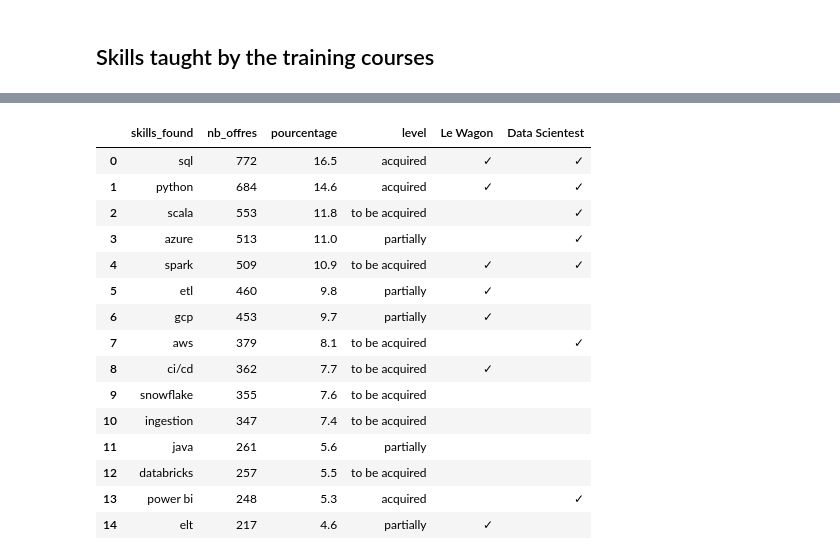
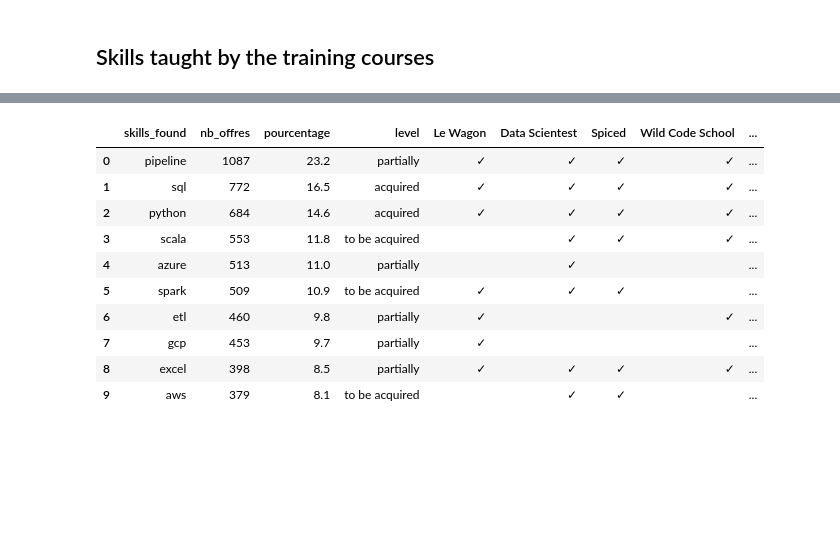
Before and after one commit to thcarole1/data-engineer-skills, a Jupyter notebook: notebooks/Data engineer skills.ipynb, the cells around one changed output, grey strips where cells are left out. Saved outputs shown, nothing was run; the diff lists cells and outputs as text; code cells hidden in the pictures; blank space fills up the shorter version.

Commit message:
Global training courses comparison ok

```diff
--- a/notebooks/Data engineer skills.ipynb
+++ b/notebooks/Data engineer skills.ipynb
@@ -101,0 +104,3 @@ display(df)
+# %%
+# Convert publishing date column type from object to date
+df["date_publication"] = pd.to_datetime(df["date_publication"], format="%Y-%m-%d").dt.date
@@ -136,12 +168,12 @@ df["clean_description"] = df["description"].astype(str).apply(clean_text)
 # %%
 DATA_ENGINEER_ONTOLOGY = {
     "Langages": [
-        "python", "sql", "scala", "java", "bash"
+        "python", "sql", "scala", "java", "bash","shell"
     ],
     "Bases_de_donnees": [
         "postgresql", "mysql", "sql server", "oracle",
         "snowflake", "bigquery", "redshift", "synapse",
-        "mongodb", "cassandra", "dynamodb", "elasticsearch"
+        "mongodb", "cassandra", "dynamodb", "elasticsearch", "nosql"
     ],
     "Modelisation_et_architecture": [
         "data modeling", "dimensional modeling",
@@ -150,7 +182,7 @@ DATA_ENGINEER_ONTOLOGY = {
         "lambda architecture", "medallion architecture"
     ],
     "Pipelines_et_orchestration": [
-        "etl", "elt", "data pipeline", "ingestion",
+        "etl", "elt", "data pipeline", "ingestion","pipeline", "orchestration",
         "airflow", "dagster", "prefect"
     ],
     "Big_Data": [
@@ -175,7 +207,7 @@ DATA_ENGINEER_ONTOLOGY = {
     ],
     "Analytics_enablement": [
         "dbt", "semantic layer",
-        "power bi", "tableau", "looker"
+        "power bi", "tableau", "looker","excel"
     ]
 }
 # %%
@@ -342,7 +374,12 @@ candidate_skills = {
                      'semantic layer': "to be acquired",
                      'power bi': "acquired",
                      'tableau': "to be acquired",
-                     'looker': "acquired"
+                     'looker': "acquired",
+                     'excel': "partially",
+                     'shell': "partially",
+                     'nosql' : "to be acquired",
+                     'pipeline': "partially",
+                    'orchestration' : "partially"
 }
 
 df_candidat = pd.DataFrame.from_dict(candidate_skills, orient="index", columns=["level"]
@@ -411,8 +492,13 @@ for course in training_courses:
 formations = {
     training_courses[0]["name"]: training_courses[0]["skills"],
     training_courses[1]["name"]: training_courses[1]["skills"],
+    training_courses[2]["name"]: training_courses[2]["skills"],
+    training_courses[3]["name"]: training_courses[3]["skills"],
+    training_courses[4]["name"]: training_courses[4]["skills"],
+    training_courses[5]["name"]: training_courses[5]["skills"],
+    training_courses[6]["name"]: training_courses[6]["skills"],
 }
 
 df_formations = pd.DataFrame.from_dict(formations, orient="index").transpose()
-display(df_formations)
+display(df_formations.head(3))
 # %% [output]
@@ -436,29 +509,24 @@ display(df_formations)
 # %%
 # Merge in-demand skill with current candidate status
 matrix = skills_stats.merge(df_candidat, left_on="skills_found", right_on="skill", how="left")
 matrix = matrix.drop(columns=['skill'])
 
 # Display most in-demand skills on job market and matching skills taught in training courses
 for formation, skills in formations.items():
     matrix[formation] = matrix["skills_found"].apply(
         lambda x: "✓" if x in skills else ""
     )
 
-matrix.head(15)
+matrix.head(10)
 # %% [output]
-|  | skills_found | nb_offres | pourcentage | level | Le Wagon | Data Scientest |
-| 0 | sql | 772 | 16.5 | acquired | ✓ | ✓ |
-| 1 | python | 684 | 14.6 | acquired | ✓ | ✓ |
-| 2 | scala | 553 | 11.8 | to be acquired |  | ✓ |
-| 3 | azure | 513 | 11.0 | partially |  | ✓ |
-| 4 | spark | 509 | 10.9 | to be acquired | ✓ | ✓ |
-| 5 | etl | 460 | 9.8 | partially | ✓ |  |
-| 6 | gcp | 453 | 9.7 | partially | ✓ |  |
-| 7 | aws | 379 | 8.1 | to be acquired |  | ✓ |
-| 8 | ci/cd | 362 | 7.7 | to be acquired | ✓ |  |
-| 9 | snowflake | 355 | 7.6 | to be acquired |  |  |
-| 10 | ingestion | 347 | 7.4 | to be acquired |  |  |
-| 11 | java | 261 | 5.6 | partially |  |  |
-| 12 | databricks | 257 | 5.5 | to be acquired |  |  |
-| 13 | power bi | 248 | 5.3 | acquired |  | ✓ |
-| 14 | elt | 217 | 4.6 | partially | ✓ |  |
+|  | skills_found | nb_offres | pourcentage | level | Le Wagon | Data Scientest | Spiced | Wild Code School | ... |
+| 0 | pipeline | 1087 | 23.2 | partially | ✓ | ✓ | ✓ | ✓ | ... |
+| 1 | sql | 772 | 16.5 | acquired | ✓ | ✓ | ✓ | ✓ | ... |
+| 2 | python | 684 | 14.6 | acquired | ✓ | ✓ | ✓ | ✓ | ... |
+| 3 | scala | 553 | 11.8 | to be acquired |  | ✓ | ✓ | ✓ | ... |
+| 4 | azure | 513 | 11.0 | partially |  | ✓ |  |  | ... |
+| 5 | spark | 509 | 10.9 | to be acquired | ✓ | ✓ | ✓ |  | ... |
+| 6 | etl | 460 | 9.8 | partially | ✓ |  |  | ✓ | ... |
+| 7 | gcp | 453 | 9.7 | partially | ✓ |  |  |  | ... |
+| 8 | excel | 398 | 8.5 | partially | ✓ | ✓ | ✓ | ✓ | ... |
+| 9 | aws | 379 | 8.1 | to be acquired |  | ✓ | ✓ |  | ... |
```
Also changed, not shown: parts of 9 cells of this notebook.
